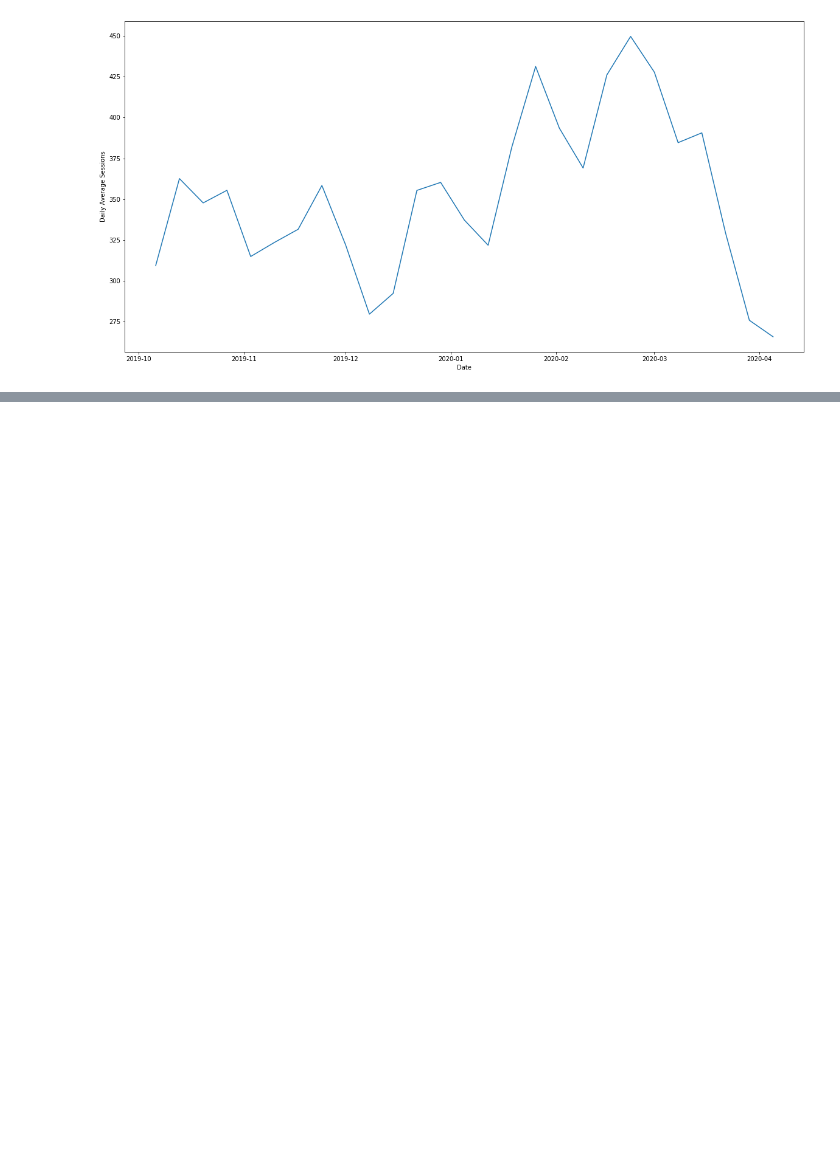
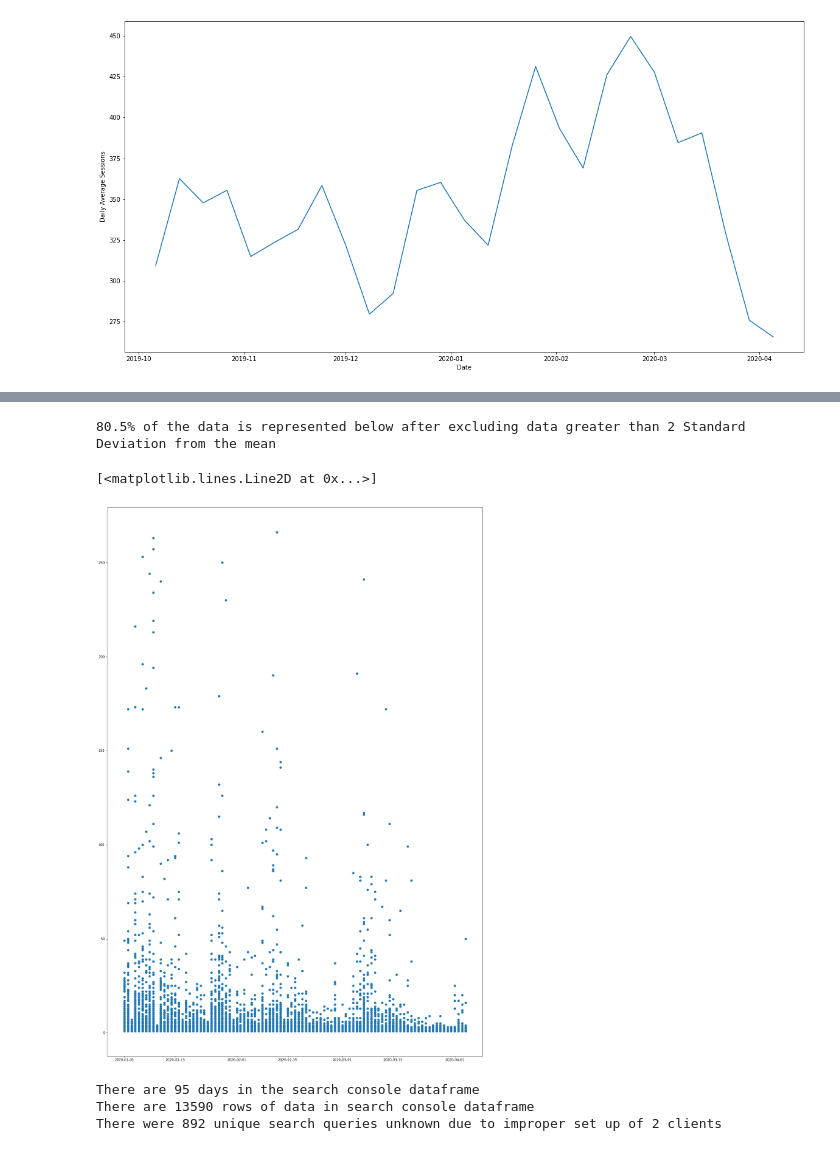
Before and after one commit to GarrettMarkScott/DW3D_DailyBenchmarks, a Jupyter notebook: Average Amount of Sessions.ipynb, the cells around one changed output, grey strips where cells are left out. Cells and saved outputs as stored; diff of their text form; code cells hidden in the pictures; blank space fills up the shorter version.

```diff
--- a/Average Amount of Sessions.ipynb
+++ b/Average Amount of Sessions.ipynb
@@ -226,2 +209,27 @@ weekly_totals
+# %%
+std = df_gsc.std(skipna=True)[0]
+mean = df_gsc['TotalClicks'].mean()
+upper = mean+std*2
+lower = mean-std*2
+df_gsc = df_gsc[df_gsc['TotalClicks'].between(lower,upper)]
+rows_in_2_std = len(df_gsc.index)
+print(str(round(rows_in_2_std/raw_count*100,1))+"% of the data is represented below after excluding data greater than 2 Standard Deviation from the mean")
+# %% [output]
+80.5% of the data is represented below after excluding data greater than 2 Standard Deviation from the mean
 # %%
-plt.plot_date(x=weekly_totals.index, y=weekly_totals['TotalClicks'])
+plt.figure(figsize=(20,30))
+plt.plot_date(x=df_gsc.index, y=df_gsc['TotalClicks'])
+# %% [output]
+[<matplotlib.lines.Line2D at 0x...>]
+[figure, added]
+# %%
+unique_days = str(len(df_gsc.index.unique()))
+unknown_queries = str(len(df_gsc.query('Branded == "unknown"')))
+bad_clients = str(df_gsc.query('Branded == "unknown"')['DealerName'].nunique())
+print('There are '+unique_days+' days in the search console dataframe')
+print('There are '+str(len(df_gsc['TotalClicks']))+' rows of data in search console dataframe')
+print('There were '+unknown_queries+ " unique search queries unknown due to improper set up of "+bad_clients+" clients")
+# %% [output]
+There are 95 days in the search console dataframe
+There are 13590 rows of data in search console dataframe
+There were 892 unique search queries unknown due to improper set up of 2 clients
```
Also changed, not shown: parts of 13 cells of this notebook, 1 other file.
